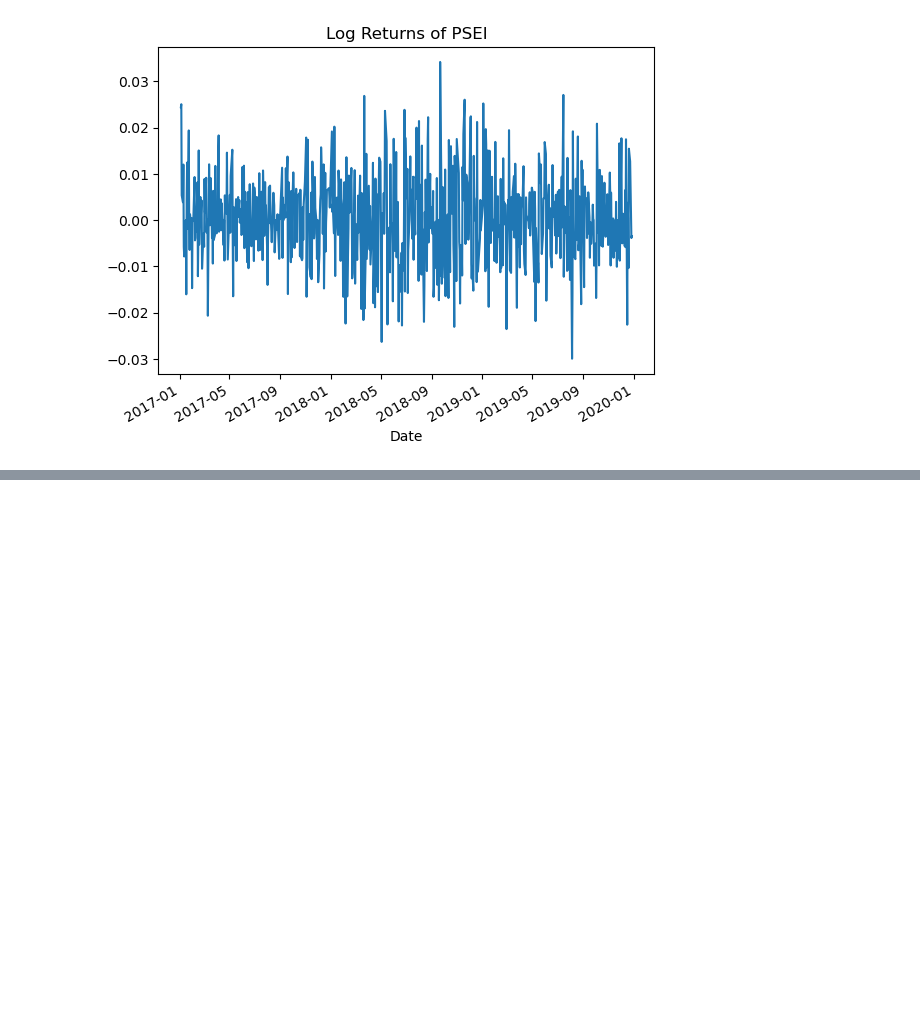
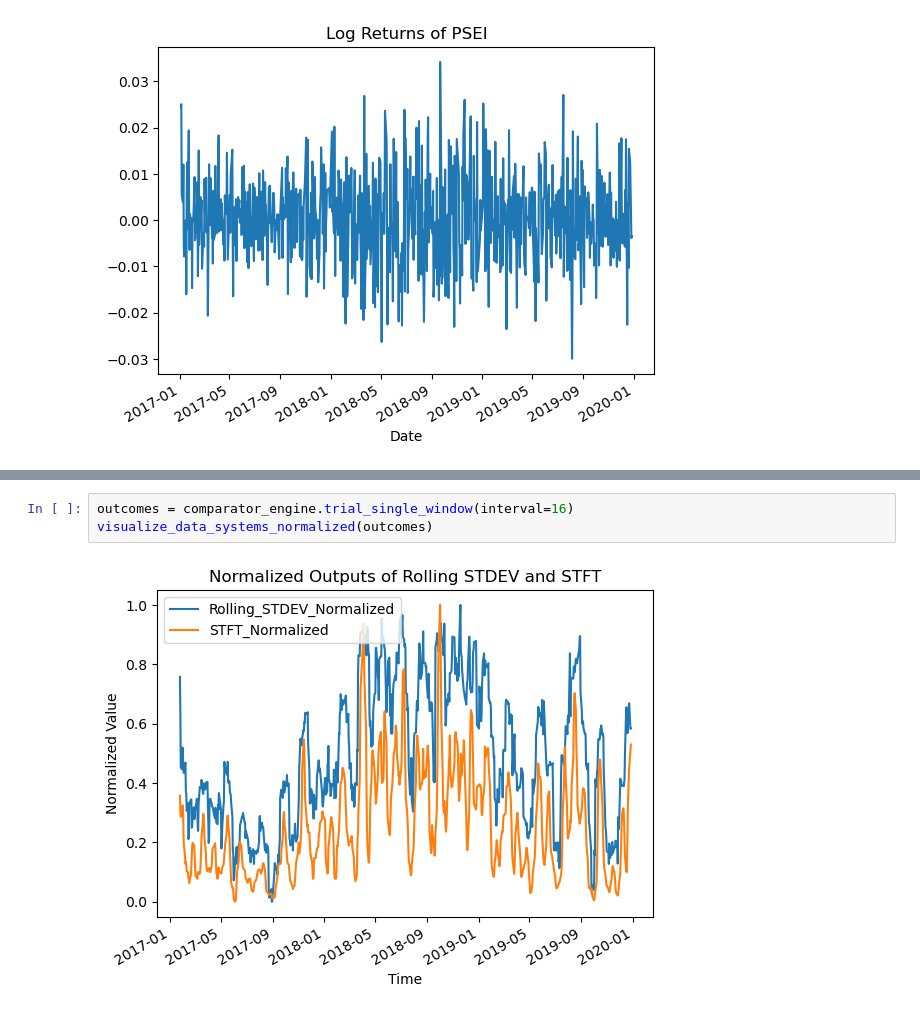
Before and after one commit to williamjames10231/Comparative-analysis-of-Rolling-Standard-Deviation-to-Short-Time-Fourier-Transfom, a Jupyter notebook: notebook/Findings.ipynb, the cells around one changed output, grey strips where cells are left out. Saved outputs shown, nothing was run; the diff lists cells and outputs as text; blank space fills up the shorter version.

```diff
--- a/notebook/Findings.ipynb
+++ b/notebook/Findings.ipynb
@@ -42,0 +87,5 @@ data_loader.visualize_data_log_returns()
+# %%
+outcomes = comparator_engine.trial_single_window(interval=16)
+visualize_data_systems_normalized(outcomes)
+# %% [output]
+[figure, added]
```
Also changed, not shown: parts of 9 cells of this notebook, 5 other files.
